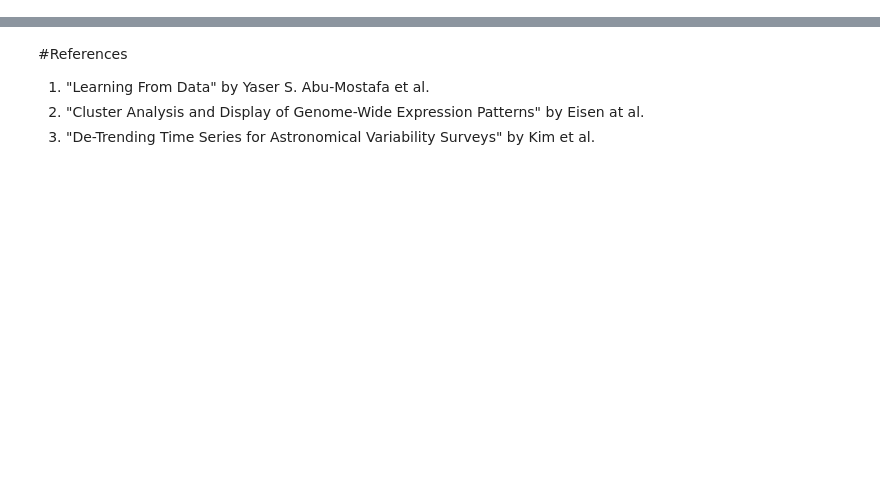
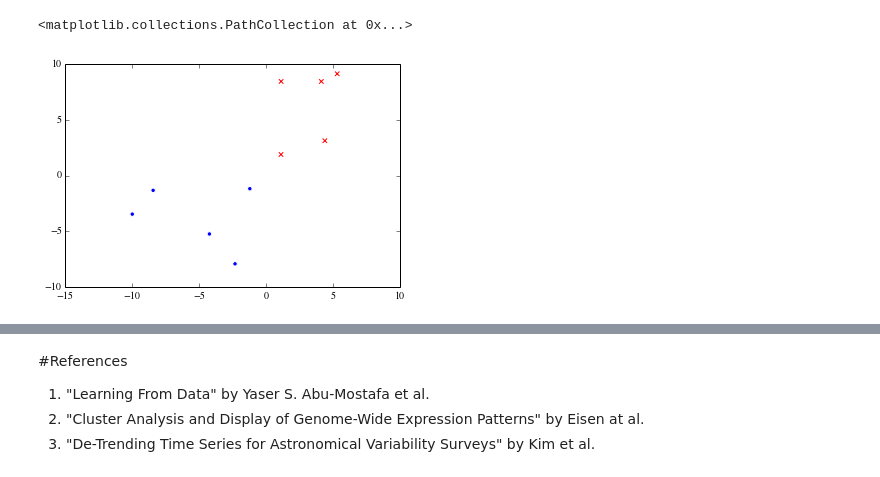
Before and after one commit to cs109/content, a Jupyter notebook: labs/lab10/Lab_10.ipynb, the cells around one changed output, grey strips where cells are left out. Cells and saved outputs as stored; diff of their text form; code cells hidden in the pictures; blank space fills up the shorter version.

```diff
--- a/labs/lab10/Lab_10.ipynb
+++ b/labs/lab10/Lab_10.ipynb
@@ -165,0 +161,11 @@ Note that this method is useful only in the case that the data appear to be line
+# %%
+#read in svm data
+svm_dat = numpy.genfromtxt('svm.csv',delimiter = ',')
+class1 = svm_dat[0:5]
+class2 = svm_dat[5:10]
+plt.figure()
+plt.scatter(class1[:,0],class1[:,1], c = 'blue', marker = 'o')
+plt.scatter(class2[:,0],class2[:,1], c = 'red', marker = 'x')
+# %% [output]
+<matplotlib.collections.PathCollection at 0x...>
+[figure, added]
```
Also changed, not shown: parts of 16 cells of this notebook, 2 other files.
